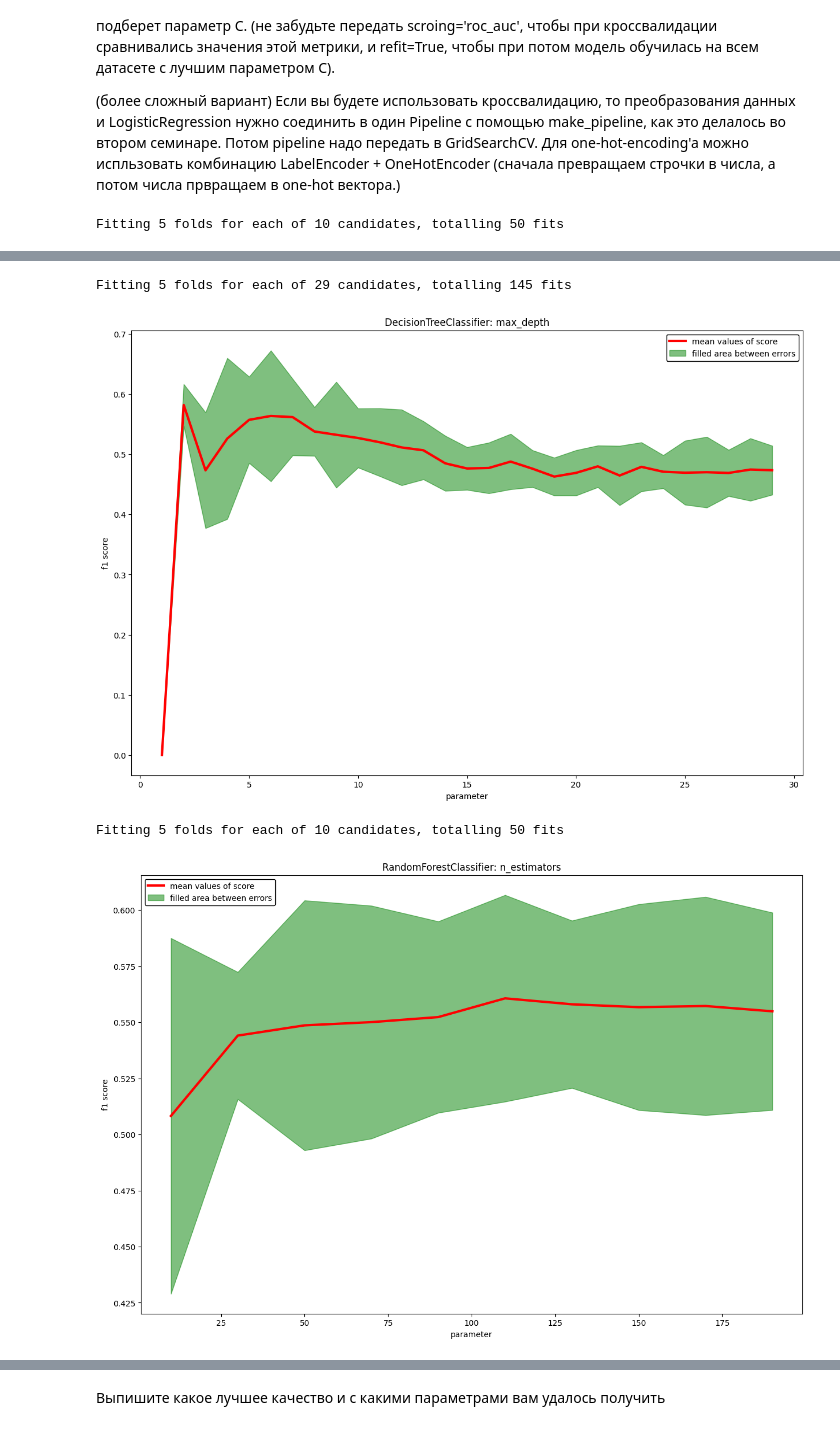
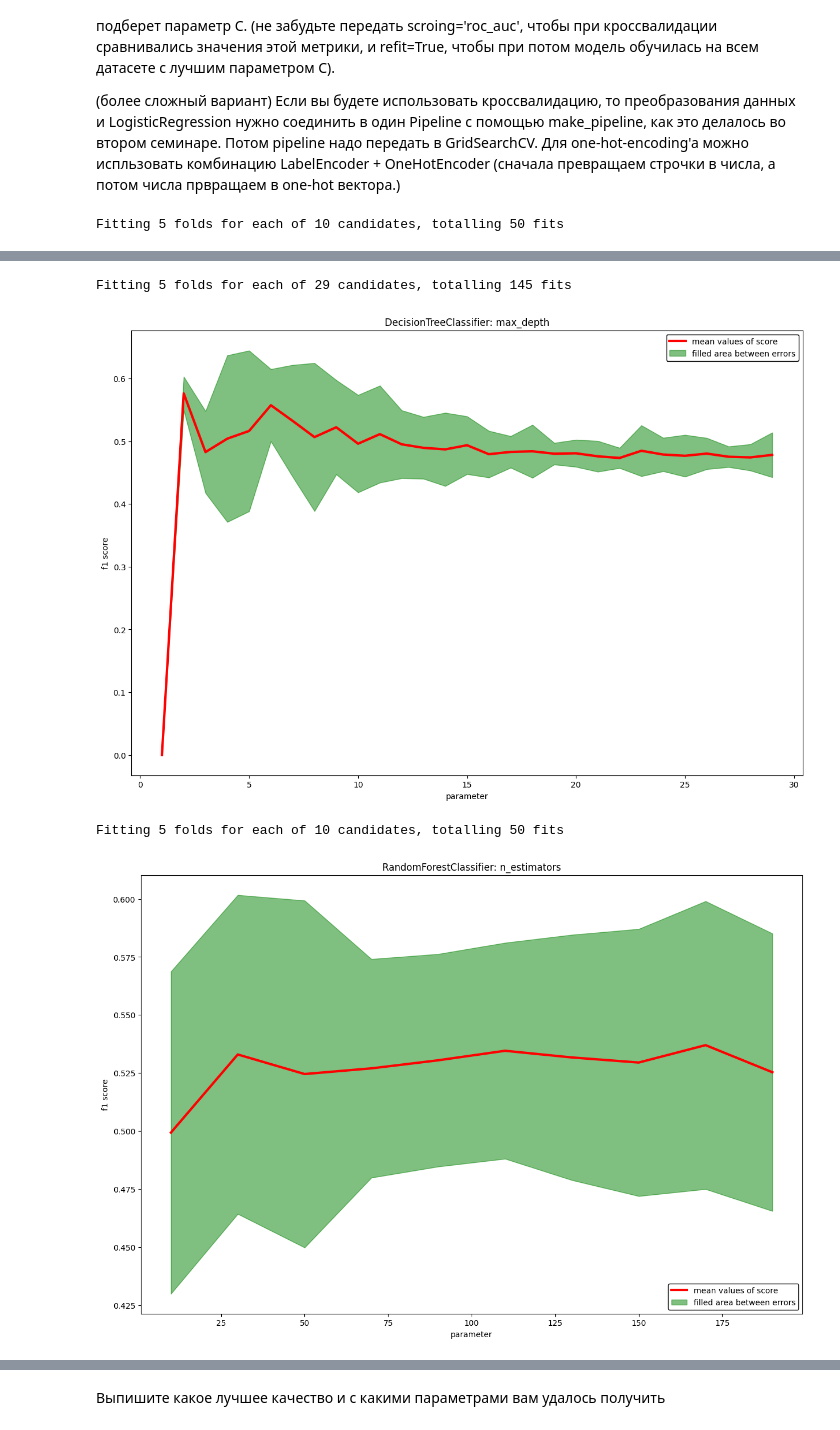
Before and after one commit to k-gorbenko/-DLS, a Jupyter notebook: week_03_composition_model_selection/Homework/hw_3_kaggle.ipynb, the cells around one changed output, grey strips where cells are left out. Cells and saved outputs as stored; diff of their text form; code cells hidden in the pictures.

```diff
--- a/week_03_composition_model_selection/Homework/hw_3_kaggle.ipynb
+++ b/week_03_composition_model_selection/Homework/hw_3_kaggle.ipynb
@@ -307,11 +305,11 @@ y_data = y_data.astype(int)
 scaler = StandardScaler()
 
 columns_to_scale = ['ClientPeriod', 'MonthlySpending', 'TotalSpent']
-X_data[columns_to_scale] = scaler.fit_transform(X_data[columns_to_scale])
+encoded_data[columns_to_scale] = scaler.fit_transform(encoded_data[columns_to_scale])
 # %%
-X_train, X_val, y_train, y_val = train_test_split(X_data.values, y_data.values,
+X_train, X_val, y_train, y_val = train_test_split(encoded_data.values, y_data.values,
                                                     train_size=0.8,
-                                                    random_state=42)
+                                                    random_state=42, stratify=y_data)
 # %%
 def best_parameters(X_train, y_train, model, param_name, grid, param_scale='ordinary', draw=True):
     parameters = {param_name: grid}
@@ -320,7 +318,7 @@ def best_parameters(X_train, y_train, model, param_name, grid, param_scale='ordi
                             cv=5,
                             scoring='f1',
                             n_jobs=-1,
-                            verbose=1)  # Уменьшил verbose для меньшего вывода
+                            verbose=1)
     CV_model.fit(X_train, y_train)
     means = CV_model.cv_results_['mean_test_score']
     error = CV_model.cv_results_['std_test_score']
@@ -342,7 +340,7 @@ def best_parameters(X_train, y_train, model, param_name, grid, param_scale='ordi
         plt.ylabel('f1 score')
         plt.show()
 
-    return means, error
+    return CV_model.best_params_, CV_model.best_score_
 # %%
 # Модели и их параметры
 models = [
@@ -366,10 +364,16 @@ param_scales = [
     'ordinary'  # Обычная шкала для n_estimators
 ]
 # %%
+best_results = {}
+
 for model, param_name, grid, param_scale in zip(models,
                                                 param_names,
                                                 grids,
                                                 param_scales):
-    best_parameters(X_train, y_train, model, param_name, grid, param_scale)
+    best_params, best_score = best_parameters(X_train, y_train, model, param_name, grid, param_scale)
+    best_results[model.__class__.__name__] = {
+        'best_params': best_params,
+        'best_score': best_score
+    }
 # %% [output]
 Fitting 5 folds for each of 10 candidates, totalling 50 fits
@@ -377,4 +381,4 @@ Fitting 5 folds for each of 10 candidates, totalling 50 fits
 Fitting 5 folds for each of 29 candidates, totalling 145 fits
-[figure, old version]
+[figure, new version]
 Fitting 5 folds for each of 10 candidates, totalling 50 fits
-[figure, old version]
+[figure, new version]
```
Also changed, not shown: parts of 12 cells of this notebook.
